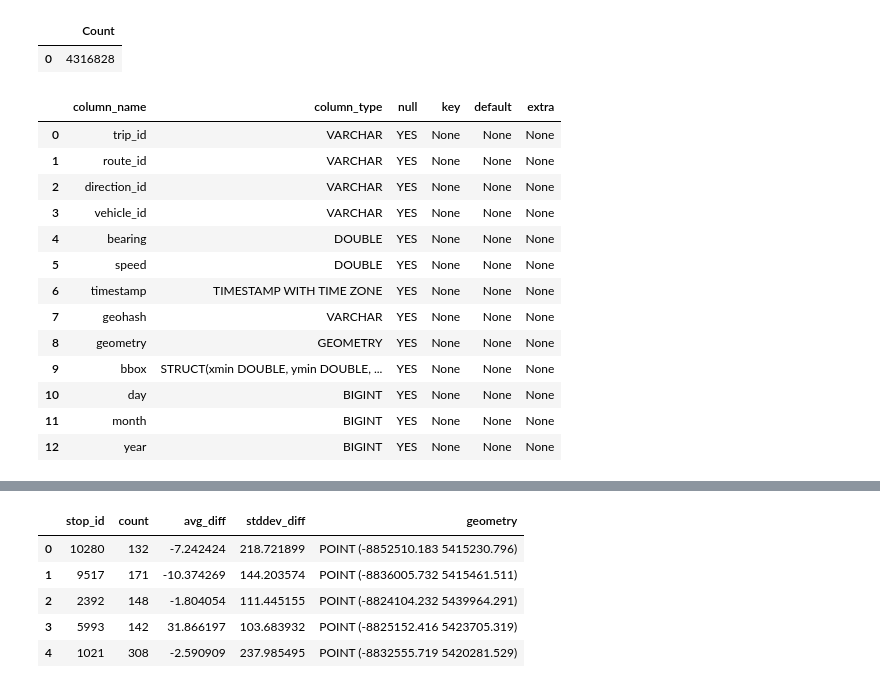
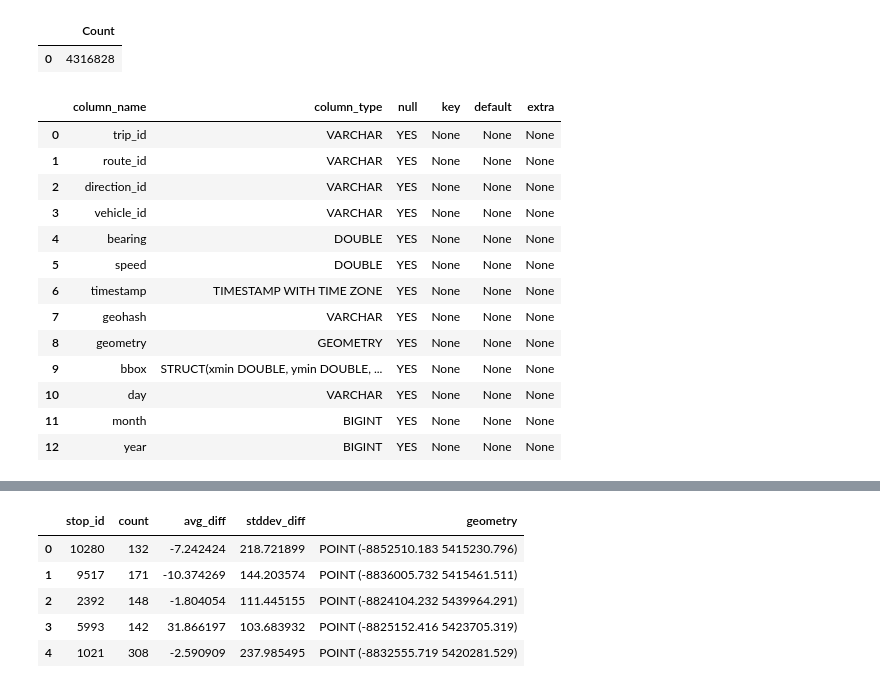
Before and after one commit to smohiudd/gtfs-realtime-etl, a Jupyter notebook: notebooks/schedule_deviation.ipynb, the cells around one changed output, grey strips where cells are left out. Saved outputs shown, nothing was run; the diff lists cells and outputs as text; code cells hidden in the pictures.

```diff
--- a/notebooks/schedule_deviation.ipynb
+++ b/notebooks/schedule_deviation.ipynb
@@ -70,21 +76,21 @@ CREATE TABLE IF NOT EXISTS stop_times AS
 # %%
 %%sql
 CREATE VIEW IF NOT EXISTS locations AS
-SELECT * FROM read_parquet('s3://gtfs-rt-etl-data/{{agency}}/positions/year=*/month=*/day=*/*.parquet', hive_partitioning = true);
+SELECT * FROM read_parquet('s3://gtfs-rt-etl-data/{{agency}}/positions/year=*/month=12/*.parquet', hive_partitioning = true);
 FROM (DESCRIBE locations);
 # %% [output]
 |  | column_name | column_type | null | key | default | extra |
 | 0 | trip_id | VARCHAR | YES | None | None | None |
 | 1 | route_id | VARCHAR | YES | None | None | None |
 | 2 | direction_id | VARCHAR | YES | None | None | None |
 | 3 | vehicle_id | VARCHAR | YES | None | None | None |
 | 4 | bearing | DOUBLE | YES | None | None | None |
 | 5 | speed | DOUBLE | YES | None | None | None |
 | 6 | timestamp | TIMESTAMP WITH TIME ZONE | YES | None | None | None |
 | 7 | geohash | VARCHAR | YES | None | None | None |
 | 8 | geometry | GEOMETRY | YES | None | None | None |
 | 9 | bbox | STRUCT(xmin DOUBLE, ymin DOUBLE, ... | YES | None | None | None |
-| 10 | day | BIGINT | YES | None | None | None |
+| 10 | day | VARCHAR | YES | None | None | None |
 | 11 | month | BIGINT | YES | None | None | None |
 | 12 | year | BIGINT | YES | None | None | None |
 # %%
```
Also changed, not shown: parts of 4 cells of this notebook, 2 other files.
